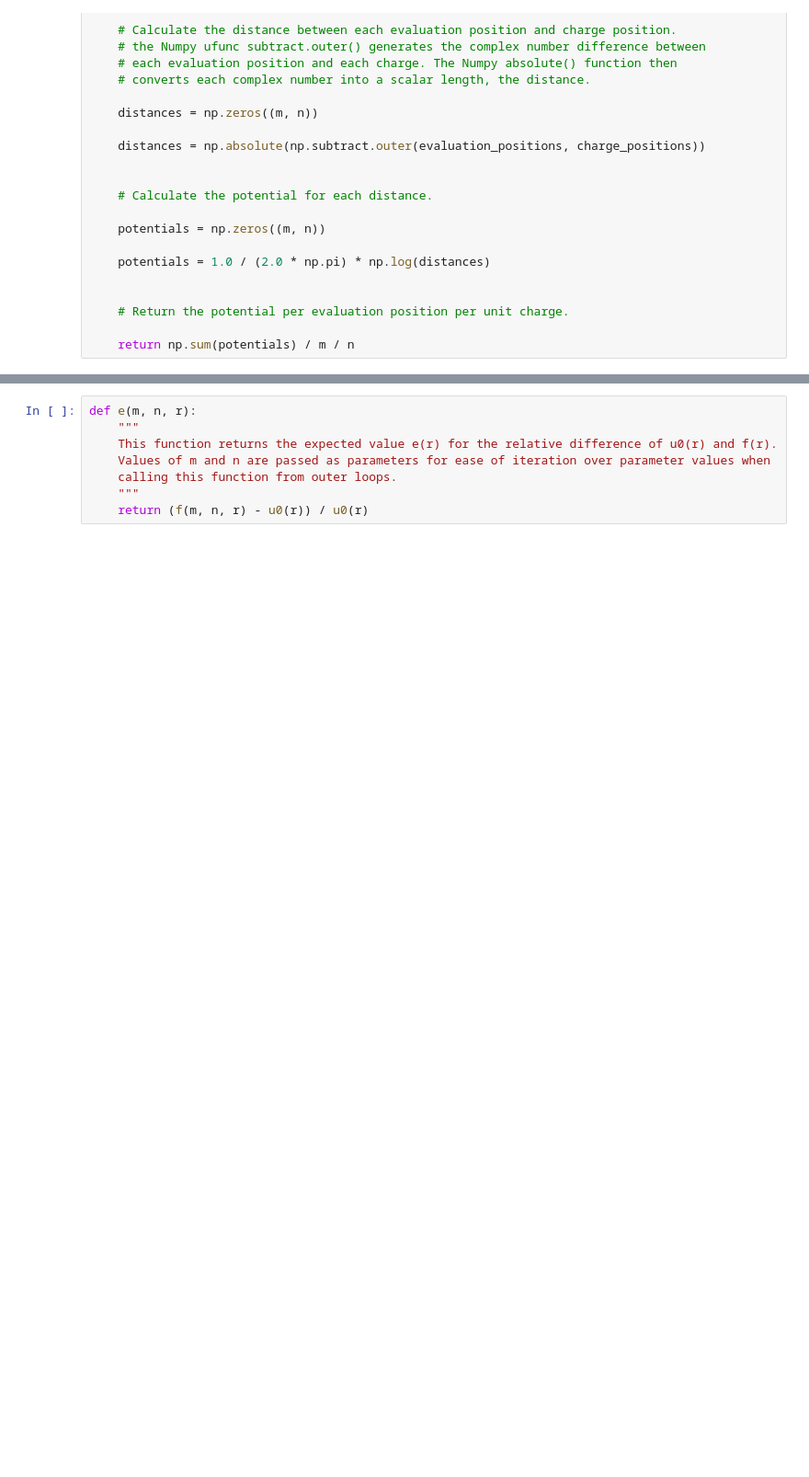
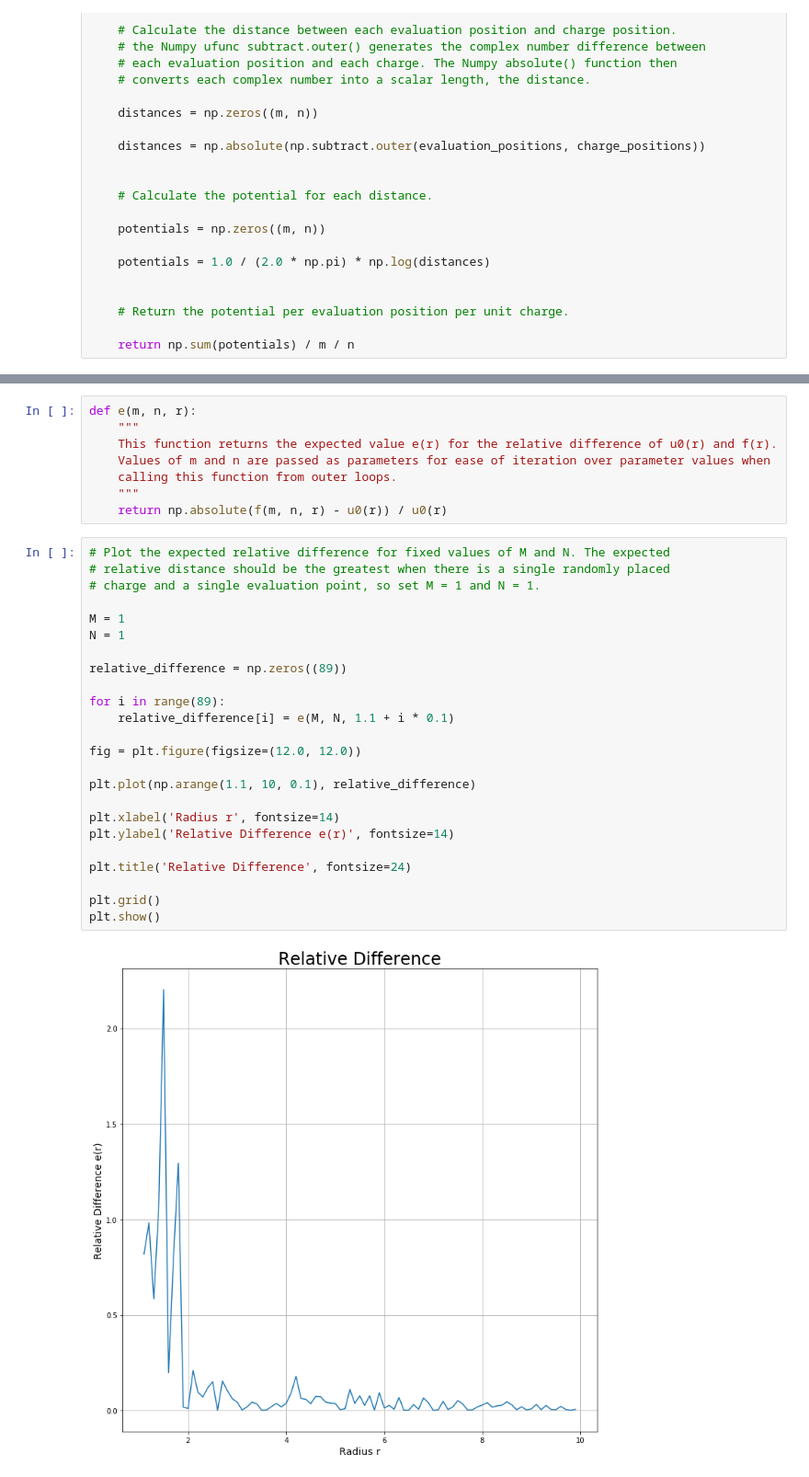
Before and after one commit to johnduffymsc/PHAS0102, a Jupyter notebook: assignment-1.ipynb, the cells around one changed output, grey strips where cells are left out. Shown at 92% size. Drawn from its saved outputs; the diff is of its cells as text; blank space fills up the shorter version.

```diff
--- a/assignment-1.ipynb
+++ b/assignment-1.ipynb
@@ -567,4 +582,30 @@ def e(m, n, r):
     Values of m and n are passed as parameters for ease of iteration over parameter values when
     calling this function from outer loops.
     """
-    return (f(m, n, r) - u0(r)) / u0(r)
+    return np.absolute(f(m, n, r) - u0(r)) / u0(r)
+# %%
+# Plot the expected relative difference for fixed values of M and N. The expected
+# relative distance should be the greatest when there is a single randomly placed
+# charge and a single evaluation point, so set M = 1 and N = 1.
+
+M = 1
+N = 1
+
+relative_difference = np.zeros((89))
+
+for i in range(89):
+    relative_difference[i] = e(M, N, 1.1 + i * 0.1)
+
+fig = plt.figure(figsize=(12.0, 12.0))
+
+plt.plot(np.arange(1.1, 10, 0.1), relative_difference)
+
+plt.xlabel('Radius r', fontsize=14)
+plt.ylabel('Relative Difference e(r)', fontsize=14)
+
+plt.title('Relative Difference', fontsize=24)
+
+plt.grid()
+plt.show()
+# %% [output]
+[figure, added]
```
Also changed, not shown: parts of 49 cells of this notebook.
